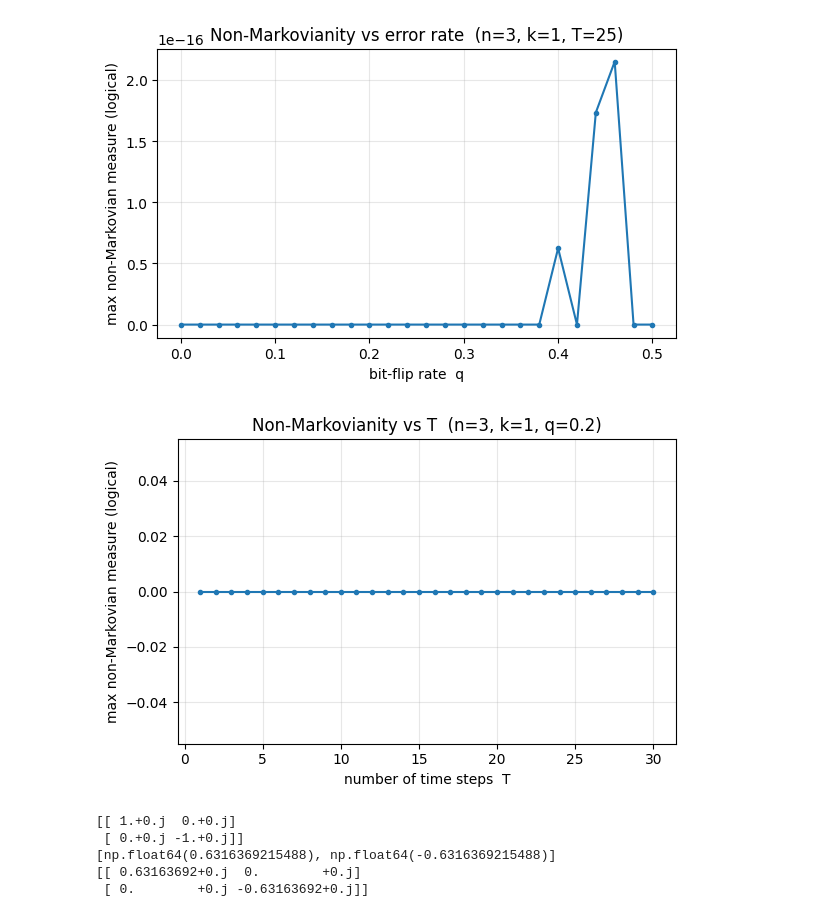
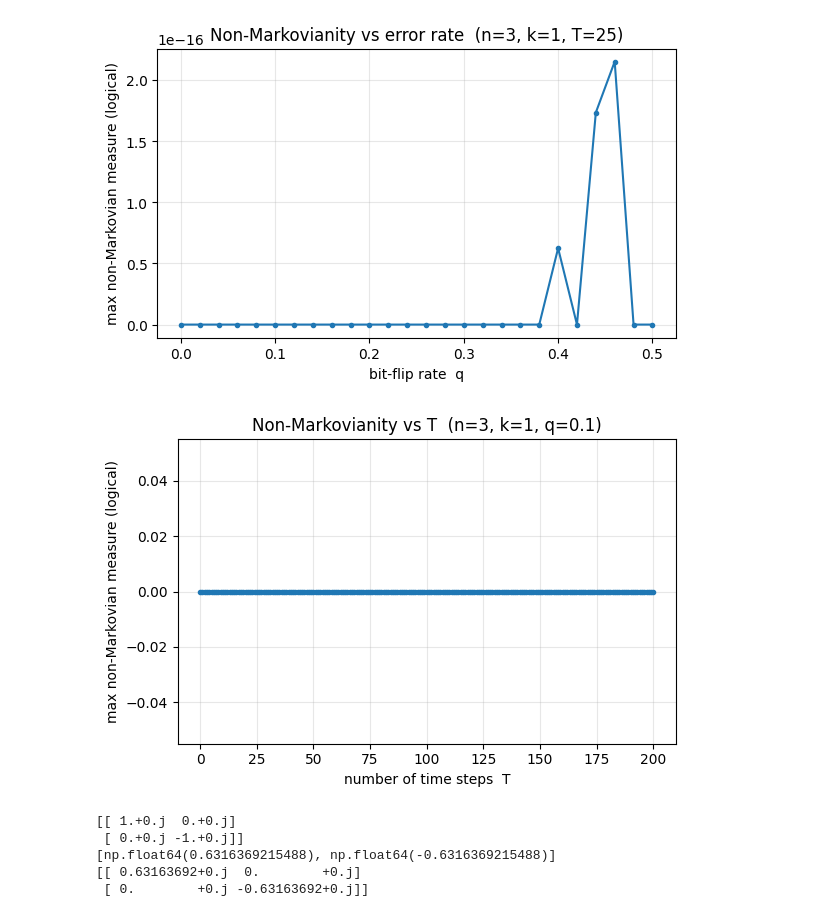
Before and after one commit to YommoY-official/MPQMasters, a Jupyter notebook: non_markovian_measure/non_markovian_measure.ipynb, the cells around one changed output. Cells and saved outputs as stored; diff of their text form; code cells hidden in the pictures.

```diff
--- a/non_markovian_measure/non_markovian_measure.ipynb
+++ b/non_markovian_measure/non_markovian_measure.ipynb
@@ -719,14 +719,15 @@ def max_measure(
                                      p_error=p_error,
                                      syndrome_dist=syndrome_dist)
     lch = make_logical_channel(code, chans_L, U)
-    best_val, best_pair = -1.0, None
-    for i in range(dim_L):
-        for j in range(i + 1, dim_L):
-            v = non_markovian_measure(lch, T,
-                                      logical_basis_state(i),
-                                      logical_basis_state(j))
-            if v > best_val:
-                best_val, best_pair = v, (i, j)
+    best_val, best_pair = non_markovian_measure(lch, T, logical_basis_state(0), logical_basis_state(1)), (0,1)
+    #best_val, best_pair = -1.0, None
+    #for i in range(dim_L):
+    #    for j in range(i + 1, dim_L):
+    #        v = non_markovian_measure(lch, T,
+    #                                  logical_basis_state(i),
+    #                                  logical_basis_state(j))
+    #        if v > best_val:
+    #            best_val, best_pair = v, (i, j)
     return best_val, best_pair
 
 T = 12
@@ -757,8 +758,8 @@ plt.show()
 [figure]
 # %%
 # ---- Measure vs number of time steps T (at fixed q) ----
-q    = 0.2
-Tmax = 30
+q    = 0.1
+Tmax = 200
 _chans30 = build_logical_channels(code, Tmax, q)
 channel  = make_logical_channel(code, _chans30, U)
 
@@ -773,32 +774,32 @@ def max_measure_fixed(
 
     Parameters
     ----------
     code    : ClassicalCode
     channel : Callable[[int, np.ndarray], np.ndarray]
     T       : int
 
     Returns
     -------
     float
     """
     best = -1.0
     for i in range(dim_L):
         for j in range(i + 1, dim_L):
             best = max(best, non_markovian_measure(channel, T,
                                                     logical_basis_state(i),
                                                     logical_basis_state(j)))
     return best
 
-Ts   = list(range(1, Tmax + 1))
+Ts   = list(range(0, Tmax + 1))
 vals = [max_measure_fixed(code, channel, T) for T in Ts]
 
 plt.figure(figsize=(6, 4))
 plt.plot(Ts, vals, marker='o', ms=3)
 plt.xlabel('number of time steps  T')
 plt.ylabel('max non-Markovian measure (logical)')
 plt.title(f'Non-Markovianity vs T  (n={code.n}, k={code.k}, q={q})')
 plt.grid(alpha=0.3)
 plt.tight_layout()
 plt.show()
 # %% [output]
-[figure, old version]
+[figure, new version]
```
Also changed, not shown: parts of 2 cells of this notebook.
